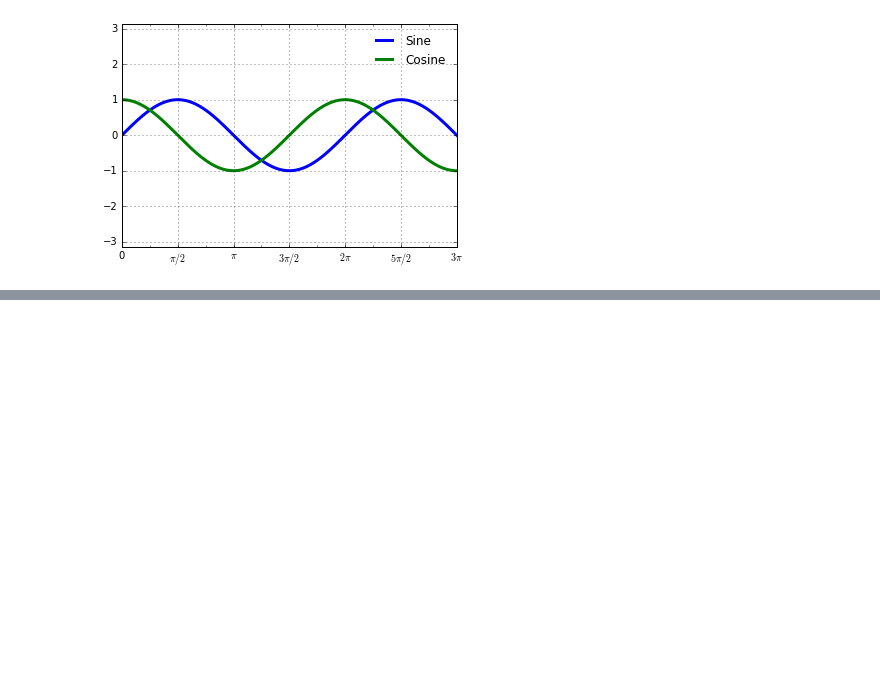
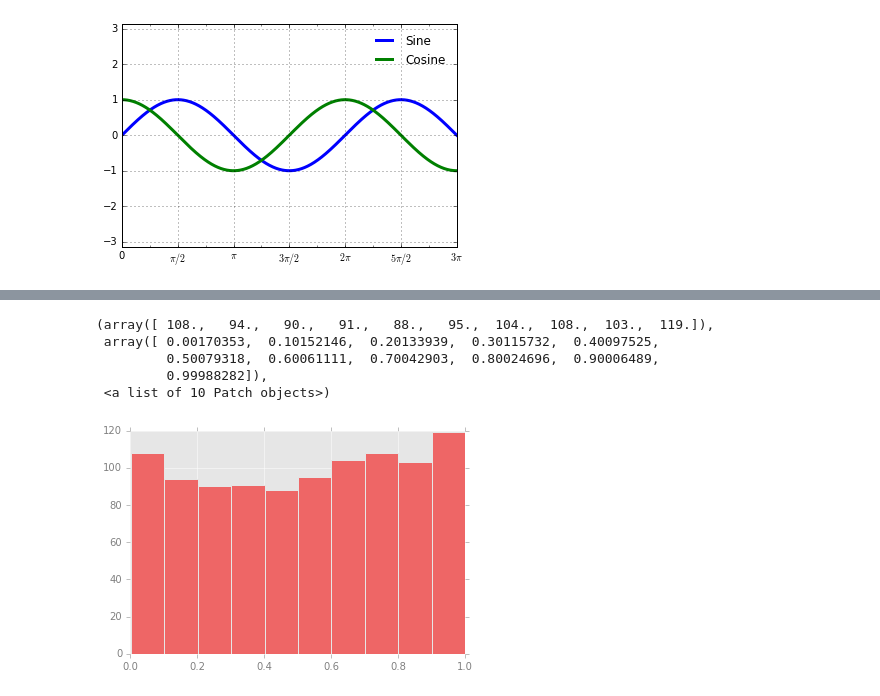
Before and after one commit to PeterChauYEG/learn-python, a Jupyter notebook: Visualization with Matplotlib.ipynb, the cells around one changed output, grey strips where cells are left out. Saved outputs shown, nothing was run; the diff lists cells and outputs as text; code cells hidden in the pictures; blank space fills up the shorter version.

```diff
--- a/Visualization with Matplotlib.ipynb
+++ b/Visualization with Matplotlib.ipynb
@@ -1256,0 +1311,23 @@ fig
+# %%
+# save a copy of the rcParams dictionary
+IPython_default = plt.rcParams.copy()
+# %%
+from matplotlib import cycler
+colors = cycler('color', [
+    '#EE6666', '#3388BB', '9988DD',
+    '#EECC55', '#88BB44', '#FFBBBB'])
+plt.rc('axes', facecolor='#E6E6E6', edgecolor='none',
+       axisbelow=True, grid=True, prop_cycle=colors)
+plt.rc('grid', color='w', linestyle='solid')
+plt.rc('xtick', direction='out', color='gray')
+plt.rc('ytick', direction='out', color='gray')
+plt.rc('patch', edgecolor='#E6E6E6')
+plt.rc('lines', linewidth=2)
+plt.hist(x)
+# %% [output]
+(array([ 108.,   94.,   90.,   91.,   88.,   95.,  104.,  108.,  103.,  119.]),
+ array([ 0.00170353,  0.10152146,  0.20133939,  0.30115732,  0.40097525,
+         0.50079318,  0.60061111,  0.70042903,  0.80024696,  0.90006489,
+         0.99988282]),
+ <a list of 10 Patch objects>)
+[figure, added]
```
Also changed, not shown: parts of 43 cells of this notebook.
